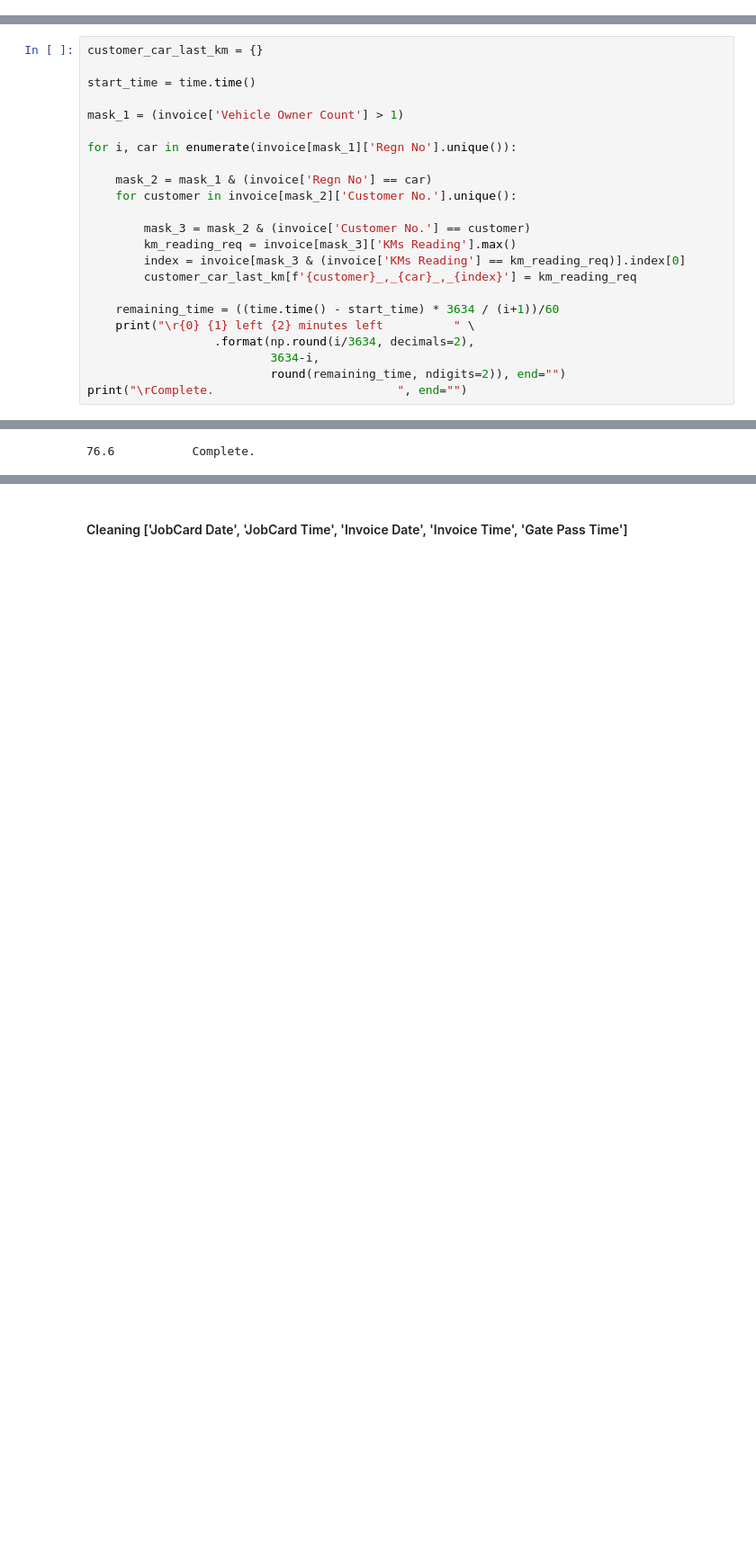
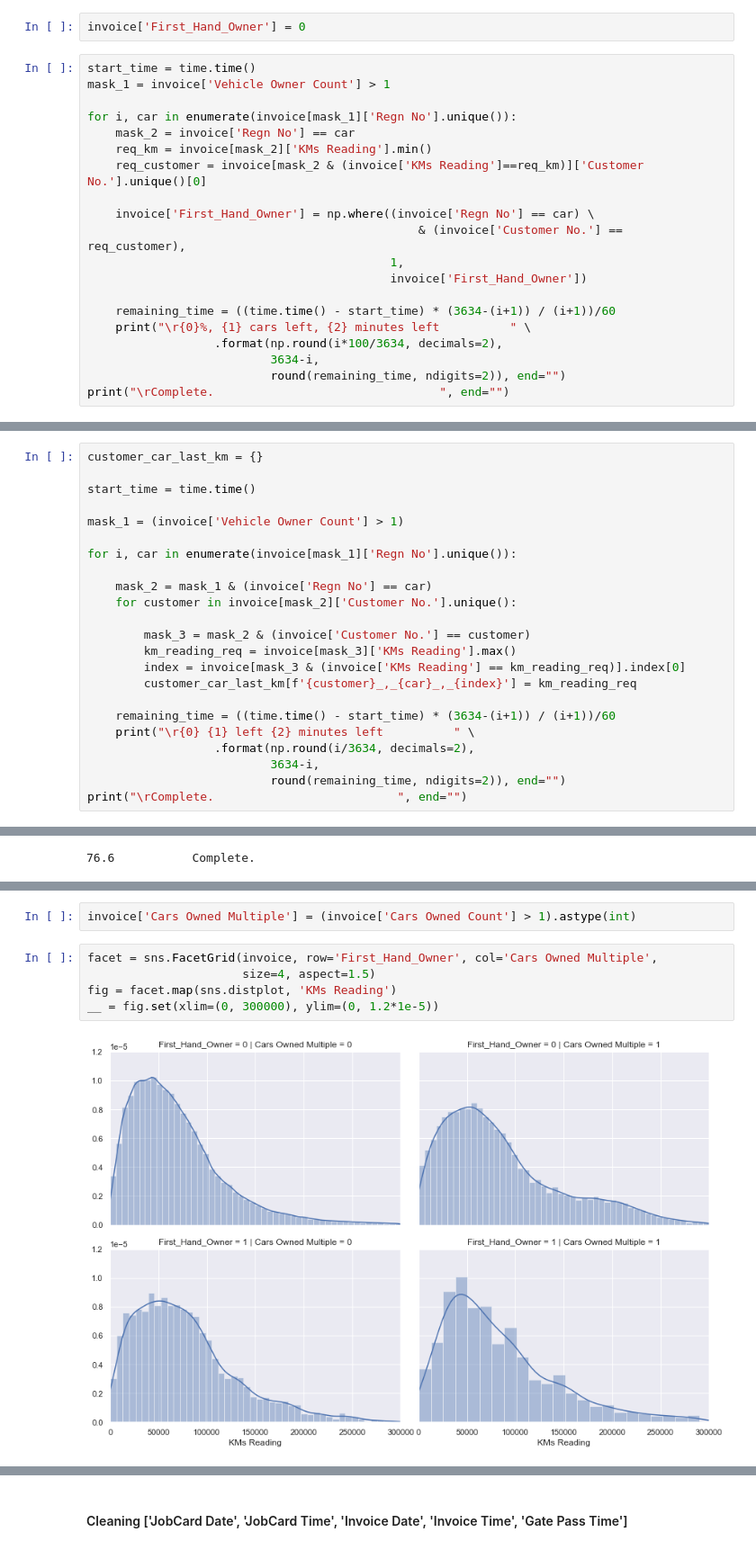
Before and after one commit to aditya-jagdev/Mahindra-First-Choice-Data-Analysis, a Jupyter notebook: 1. Data Cleaning and Feature Engineering.ipynb, the cells around one changed output, grey strips where cells are left out. Shown at 90% size. Saved outputs shown, nothing was run; the diff lists cells and outputs as text; blank space fills up the shorter version.

Commit message:
optimized second hand detection code
continue by writing code for predicting first hand car sale KM value

```diff
--- a/1. Data Cleaning and Feature Engineering.ipynb
+++ b/1. Data Cleaning and Feature Engineering.ipynb
@@ -590,0 +572,22 @@ _ = plt.xticks(rotation=30)
+# %%
+invoice['First_Hand_Owner'] = 0
+# %%
+start_time = time.time()
+mask_1 = invoice['Vehicle Owner Count'] > 1
+
+for i, car in enumerate(invoice[mask_1]['Regn No'].unique()):
+    mask_2 = invoice['Regn No'] == car
+    req_km = invoice[mask_2]['KMs Reading'].min()
+    req_customer = invoice[mask_2 & (invoice['KMs Reading']==req_km)]['Customer No.'].unique()[0]
+
+    invoice['First_Hand_Owner'] = np.where((invoice['Regn No'] == car) \
+                                               & (invoice['Customer No.'] == req_customer),
+                                           1,
+                                           invoice['First_Hand_Owner'])
+
+    remaining_time = ((time.time() - start_time) * (3634-(i+1)) / (i+1))/60
+    print("\r{0}%, {1} cars left, {2} minutes left          " \
+                  .format(np.round(i*100/3634, decimals=2),
+                          3634-i,
+                          round(remaining_time, ndigits=2)), end="")
+print("\rComplete.                                ", end="")
@@ -605,7 +610,7 @@ for i, car in enumerate(invoice[mask_1]['Regn No'].unique()):
         index = invoice[mask_3 & (invoice['KMs Reading'] == km_reading_req)].index[0]
         customer_car_last_km[f'{customer}_,_{car}_,_{index}'] = km_reading_req
 
-    remaining_time = ((time.time() - start_time) * 3634 / (i+1))/60
+    remaining_time = ((time.time() - start_time) * (3634-(i+1)) / (i+1))/60
     print("\r{0} {1} left {2} minutes left          " \
                   .format(np.round(i/3634, decimals=2),
                           3634-i,
@@ -636,0 +632,9 @@ invoice.tail()
+# %%
+invoice['Cars Owned Multiple'] = (invoice['Cars Owned Count'] > 1).astype(int)
+# %%
+facet = sns.FacetGrid(invoice, row='First_Hand_Owner', col='Cars Owned Multiple',
+                      size=4, aspect=1.5)
+fig = facet.map(sns.distplot, 'KMs Reading')
+__ = fig.set(xlim=(0, 300000), ylim=(0, 1.2*1e-5))
+# %% [output]
+[figure, added]
```
Also changed, not shown: parts of 19 cells of this notebook.
